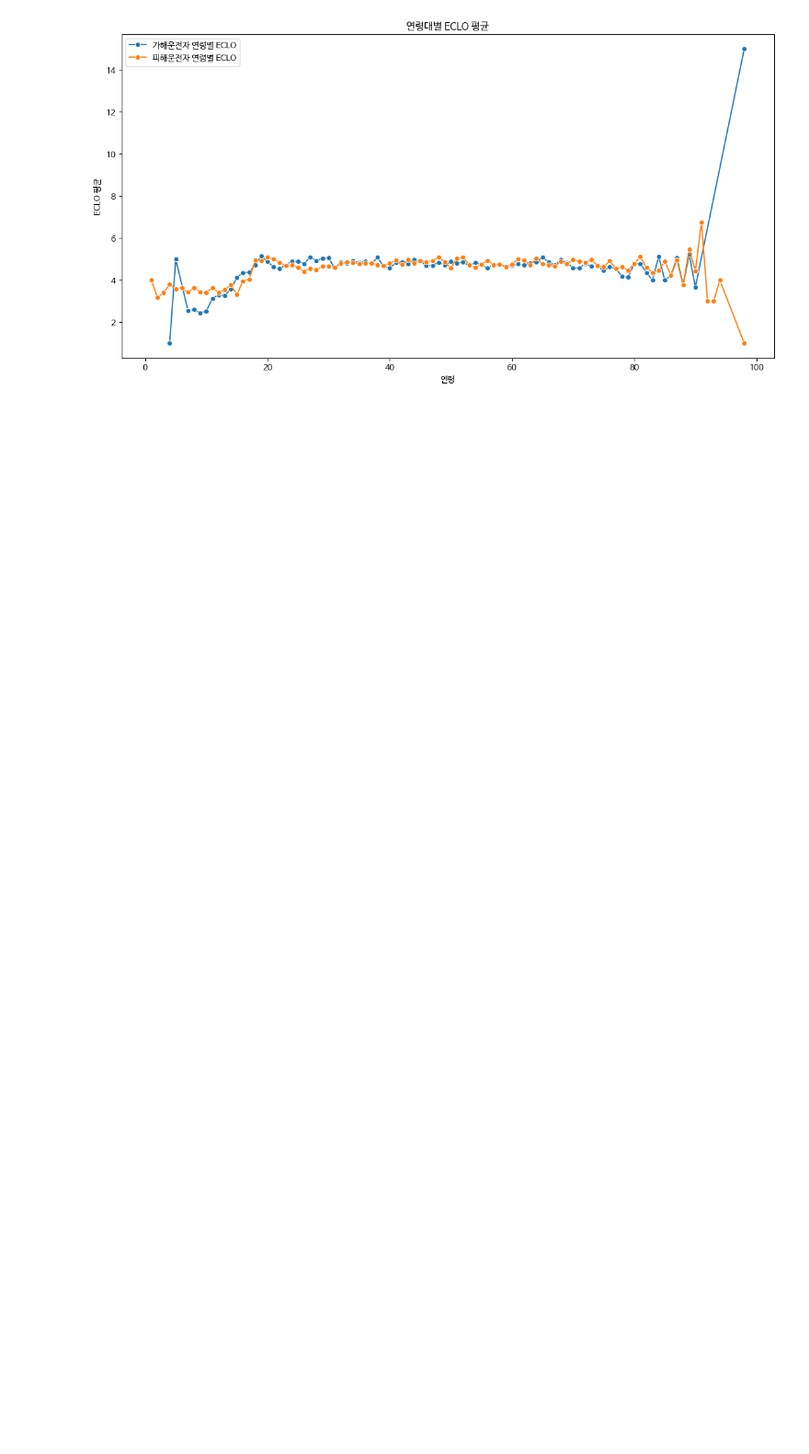
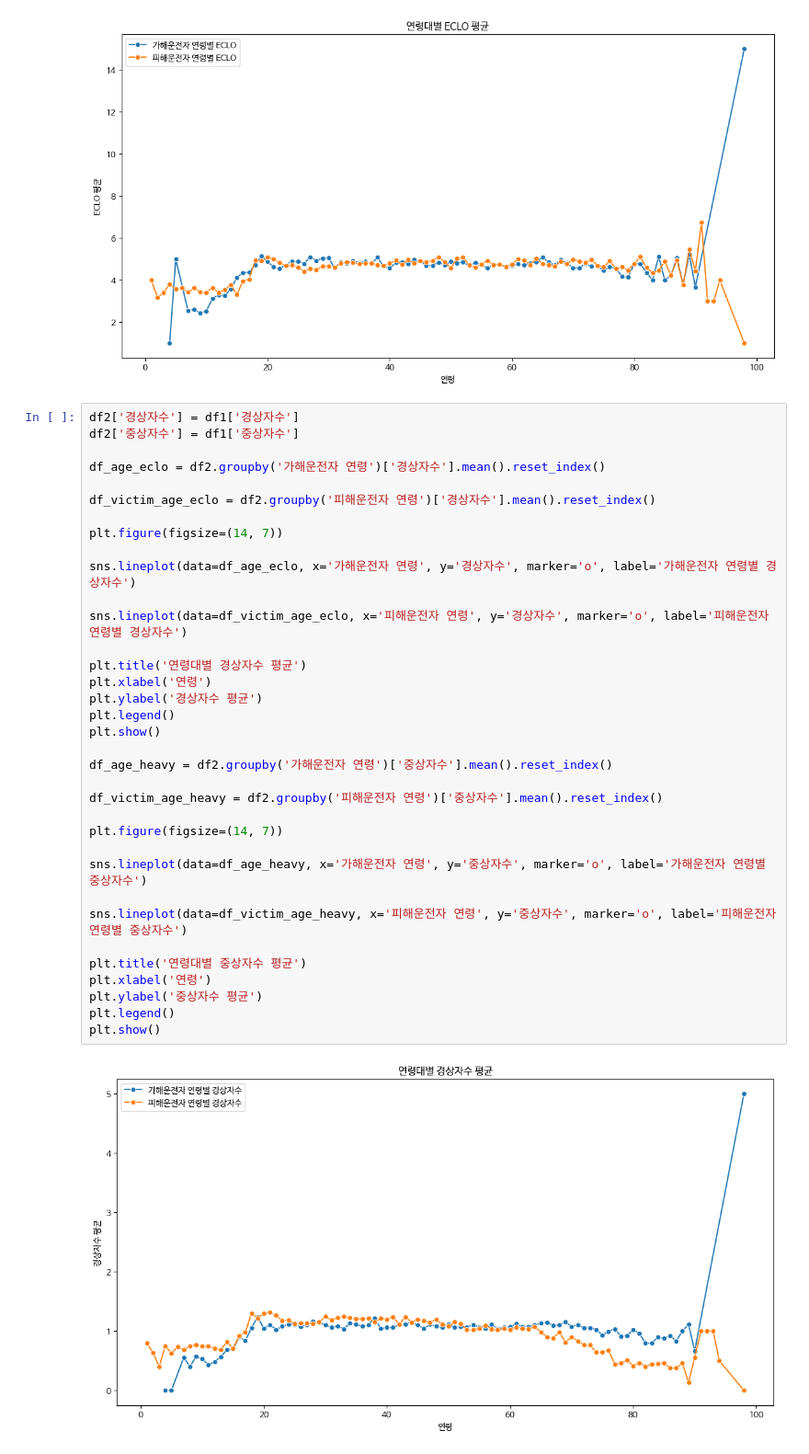
Before and after one commit to zooodung/TA-Prediction, a Jupyter notebook: ta_115dkk.ipynb, the cells around one changed output. Shown at 92% size. Cells and saved outputs as stored; diff of their text form; blank space fills up the shorter version.

Commit message:
연령과 중상자수, 경상자수 간의 상관관계에 대해 그린 그래프 추가

```diff
--- a/ta_115dkk.ipynb
+++ b/ta_115dkk.ipynb
@@ -241,3 +249,40 @@ plt.legend()
 plt.show()
 # %% [output]
 [figure]
+# %%
+df2['경상자수'] = df1['경상자수']
+df2['중상자수'] = df1['중상자수']
+
+df_age_eclo = df2.groupby('가해운전자 연령')['경상자수'].mean().reset_index()
+
+df_victim_age_eclo = df2.groupby('피해운전자 연령')['경상자수'].mean().reset_index()
+
+plt.figure(figsize=(14, 7))
+
+sns.lineplot(data=df_age_eclo, x='가해운전자 연령', y='경상자수', marker='o', label='가해운전자 연령별 경상자수')
+
+sns.lineplot(data=df_victim_age_eclo, x='피해운전자 연령', y='경상자수', marker='o', label='피해운전자 연령별 경상자수')
+
+plt.title('연령대별 경상자수 평균')
+plt.xlabel('연령')
+plt.ylabel('경상자수 평균')
+plt.legend()
+plt.show()
+
+df_age_heavy = df2.groupby('가해운전자 연령')['중상자수'].mean().reset_index()
+
+df_victim_age_heavy = df2.groupby('피해운전자 연령')['중상자수'].mean().reset_index()
+
+plt.figure(figsize=(14, 7))
+
+sns.lineplot(data=df_age_heavy, x='가해운전자 연령', y='중상자수', marker='o', label='가해운전자 연령별 중상자수')
+
+sns.lineplot(data=df_victim_age_heavy, x='피해운전자 연령', y='중상자수', marker='o', label='피해운전자 연령별 중상자수')
+
+plt.title('연령대별 중상자수 평균')
+plt.xlabel('연령')
+plt.ylabel('중상자수 평균')
+plt.legend()
+plt.show()
+# %% [output]
+[figure, added]
```
Also changed, not shown: parts of 2 cells of this notebook.
